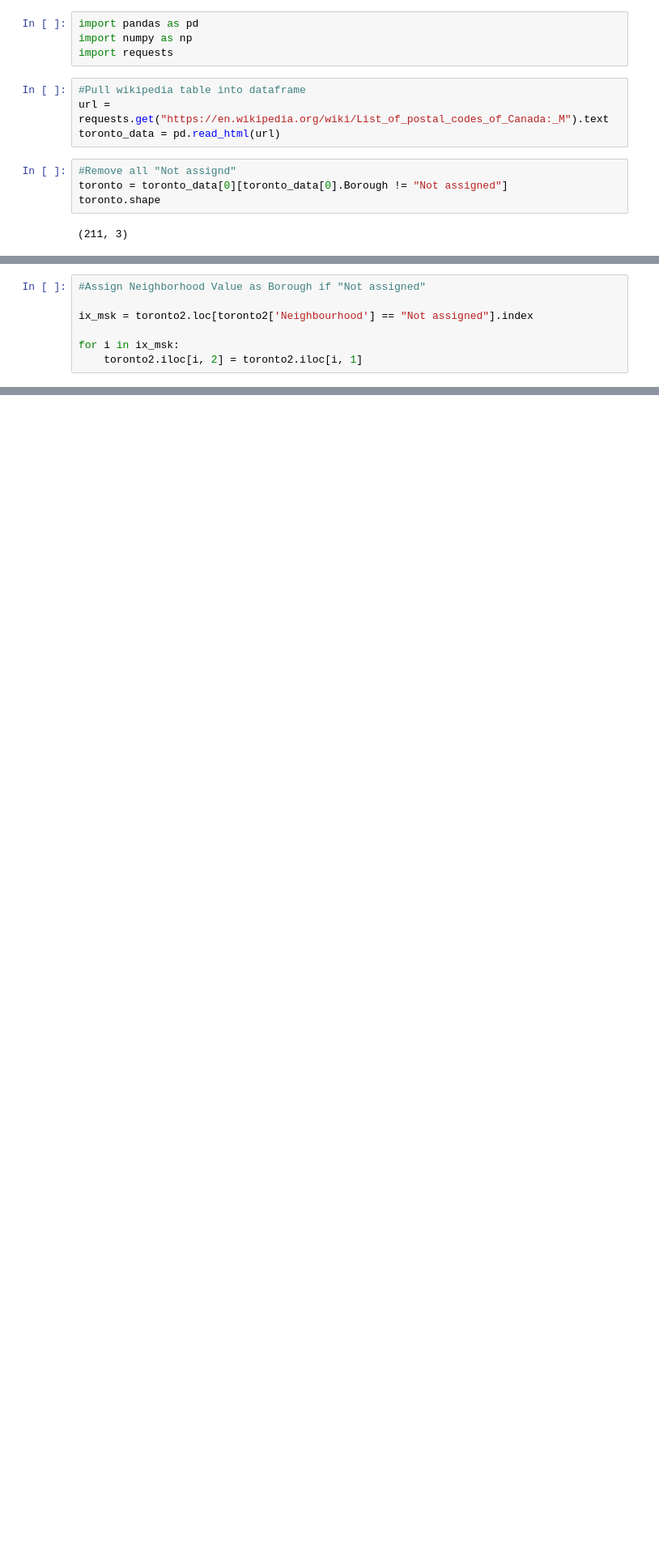
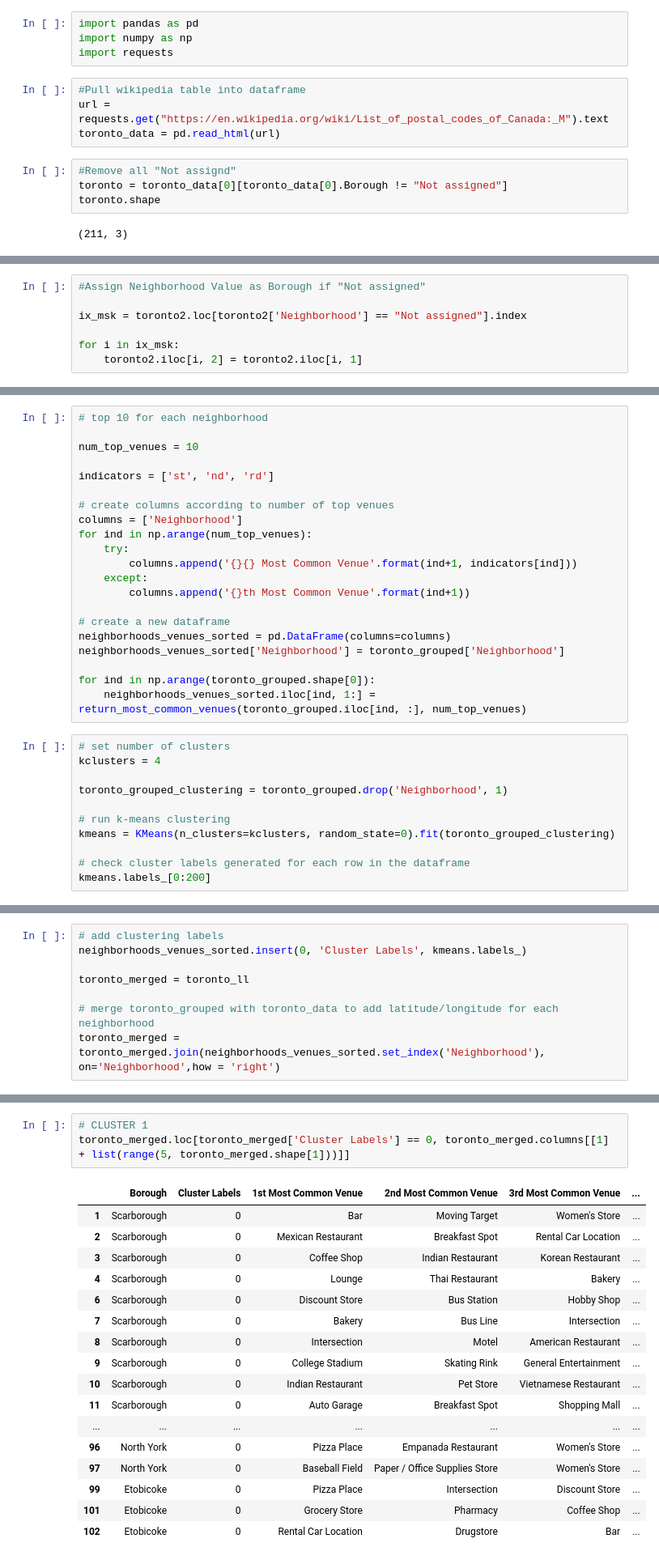
Before and after one commit to greenj4/ADS-Capstone, a Jupyter notebook: Toronto Clustering.ipynb, the cells around one changed output, grey strips where cells are left out. Shown: that part at 81% size. Saved outputs shown, nothing was run; the diff lists cells and outputs as text; blank space fills up the shorter version.

```diff
--- a/Toronto Clustering.ipynb
+++ b/Toronto Clustering.ipynb
@@ -19,7 +29,7 @@ toronto2.reset_index(level=['Postcode','Borough'], inplace=True)
 # %%
 #Assign Neighborhood Value as Borough if "Not assigned"
 
-ix_msk = toronto2.loc[toronto2['Neighbourhood'] == "Not assigned"].index
+ix_msk = toronto2.loc[toronto2['Neighborhood'] == "Not assigned"].index
 
 for i in ix_msk:
     toronto2.iloc[i, 2] = toronto2.iloc[i, 1]
@@ -29,0 +245,32 @@ toronto2.shape
+# %%
+# top 10 for each neighborhood
+
+num_top_venues = 10
+
+indicators = ['st', 'nd', 'rd']
+
+# create columns according to number of top venues
+columns = ['Neighborhood']
+for ind in np.arange(num_top_venues):
+    try:
+        columns.append('{}{} Most Common Venue'.format(ind+1, indicators[ind]))
+    except:
+        columns.append('{}th Most Common Venue'.format(ind+1))
+
+# create a new dataframe
+neighborhoods_venues_sorted = pd.DataFrame(columns=columns)
+neighborhoods_venues_sorted['Neighborhood'] = toronto_grouped['Neighborhood']
+
+for ind in np.arange(toronto_grouped.shape[0]):
+    neighborhoods_venues_sorted.iloc[ind, 1:] = return_most_common_venues(toronto_grouped.iloc[ind, :], num_top_venues)
+# %%
+# set number of clusters
+kclusters = 4
+
+toronto_grouped_clustering = toronto_grouped.drop('Neighborhood', 1)
+
+# run k-means clustering
+kmeans = KMeans(n_clusters=kclusters, random_state=0).fit(toronto_grouped_clustering)
+
+# check cluster labels generated for each row in the dataframe
+kmeans.labels_[0:200]
@@ -29,0 +283,8 @@ toronto2.shape
+# %%
+# add clustering labels
+neighborhoods_venues_sorted.insert(0, 'Cluster Labels', kmeans.labels_)
+
+toronto_merged = toronto_ll
+
+# merge toronto_grouped with toronto_data to add latitude/longitude for each neighborhood
+toronto_merged = toronto_merged.join(neighborhoods_venues_sorted.set_index('Neighborhood'), on='Neighborhood',how = 'right')
@@ -29,0 +317,21 @@ toronto2.shape
+# %%
+# CLUSTER 1
+toronto_merged.loc[toronto_merged['Cluster Labels'] == 0, toronto_merged.columns[[1] + list(range(5, toronto_merged.shape[1]))]]
+# %% [output]
+|  | Borough | Cluster Labels | 1st Most Common Venue | 2nd Most Common Venue | 3rd Most Common Venue | ... |
+| 1 | Scarborough | 0 | Bar | Moving Target | Women's Store | ... |
+| 2 | Scarborough | 0 | Mexican Restaurant | Breakfast Spot | Rental Car Location | ... |
+| 3 | Scarborough | 0 | Coffee Shop | Indian Restaurant | Korean Restaurant | ... |
+| 4 | Scarborough | 0 | Lounge | Thai Restaurant | Bakery | ... |
+| 6 | Scarborough | 0 | Discount Store | Bus Station | Hobby Shop | ... |
+| 7 | Scarborough | 0 | Bakery | Bus Line | Intersection | ... |
+| 8 | Scarborough | 0 | Intersection | Motel | American Restaurant | ... |
+| 9 | Scarborough | 0 | College Stadium | Skating Rink | General Entertainment | ... |
+| 10 | Scarborough | 0 | Indian Restaurant | Pet Store | Vietnamese Restaurant | ... |
+| 11 | Scarborough | 0 | Auto Garage | Breakfast Spot | Shopping Mall | ... |
+| ... | ... | ... | ... | ... | ... | ... |
+| 96 | North York | 0 | Pizza Place | Empanada Restaurant | Women's Store | ... |
+| 97 | North York | 0 | Baseball Field | Paper / Office Supplies Store | Women's Store | ... |
+| 99 | Etobicoke | 0 | Pizza Place | Intersection | Discount Store | ... |
+| 101 | Etobicoke | 0 | Grocery Store | Pharmacy | Coffee Shop | ... |
+| 102 | Etobicoke | 0 | Rental Car Location | Drugstore | Bar | ... |
```
Also changed, not shown: parts of 24 cells of this notebook.
